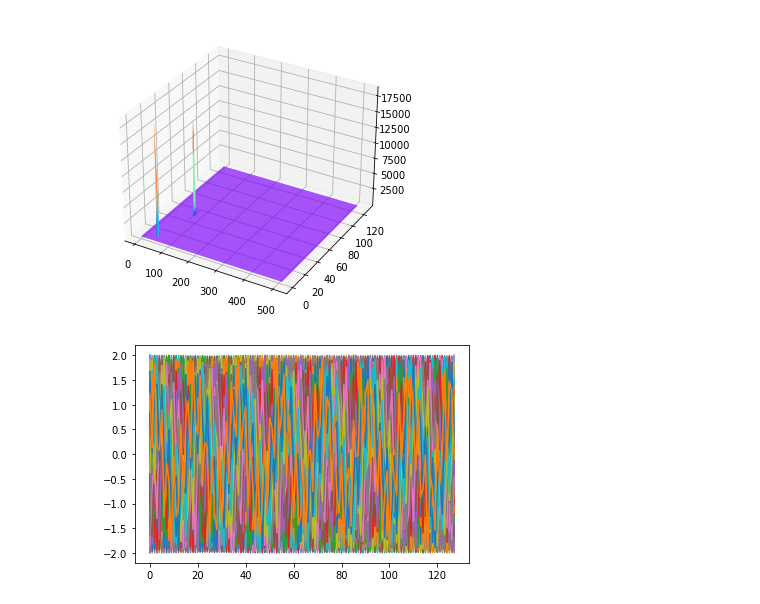
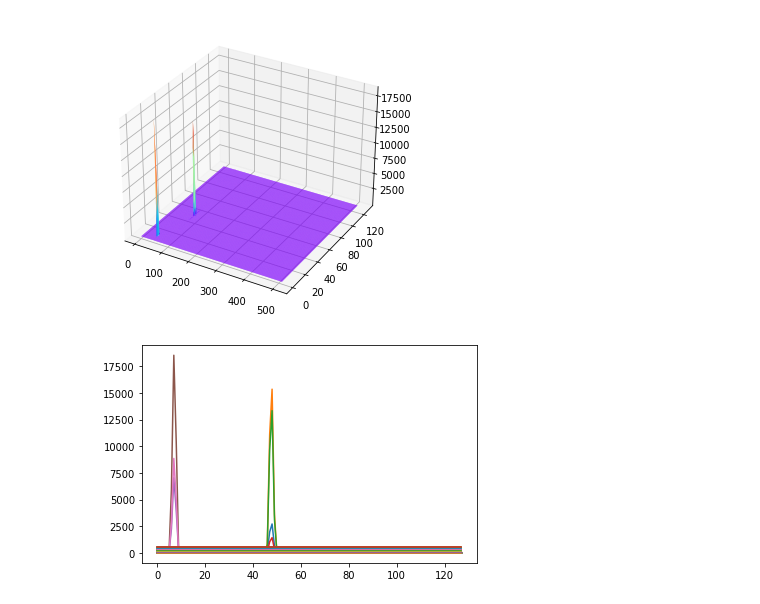
Before and after one commit to ArkaprabhaChakraborty/FFT-exercise, a Jupyter notebook: 2dFFT .ipynb, the cells around one changed output. Cells and saved outputs as stored; diff of their text form; code cells hidden in the pictures.

```diff
--- a/2dFFT .ipynb
+++ b/2dFFT .ipynb
@@ -85,7 +85,7 @@ plt.show()
 # %% [output]
 [figure]
 # %%
-plt.plot(sigReceive)
+plt.plot(Y,Z,X)
 plt.show()
 # %% [output]
-[figure, old version]
+[figure, new version]
```
Also changed, not shown: 1 other file.
